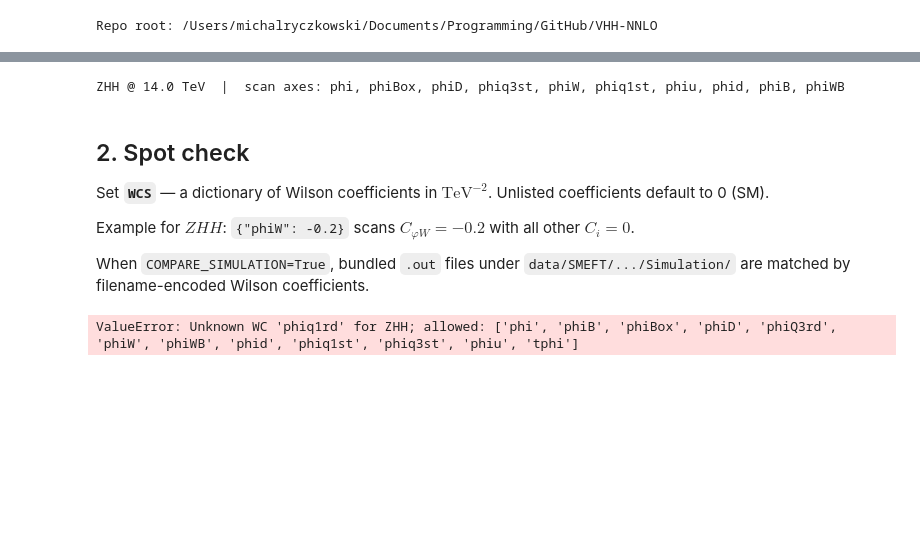
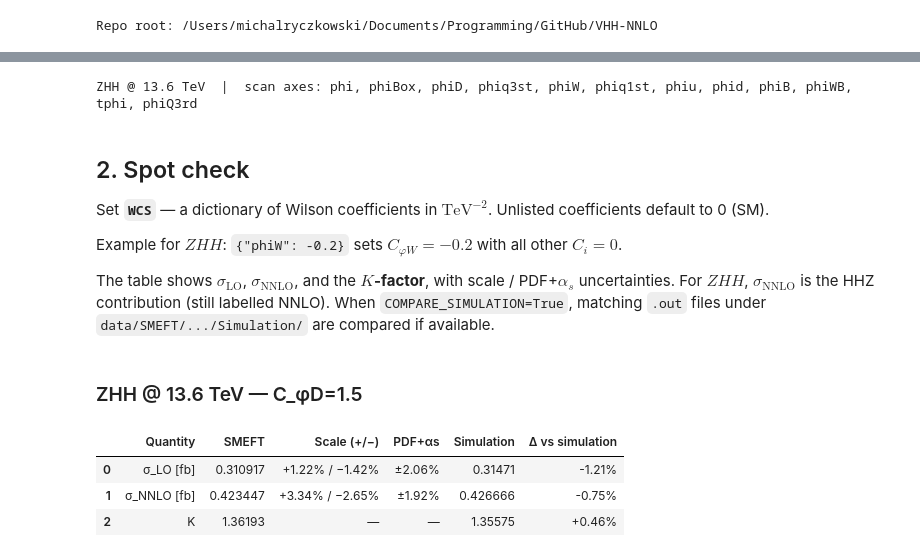
Before and after one commit to Ryczek/VHH-NNLO, a Jupyter notebook: vhh_prediction_SMEFT.ipynb, the cells around one changed output, grey strips where cells are left out. Drawn from its saved outputs; the diff is of its cells as text; code cells hidden in the pictures; blank space fills up the shorter version.

```diff
--- a/vhh_prediction_SMEFT.ipynb
+++ b/vhh_prediction_SMEFT.ipynb
@@ -127,6 +131,6 @@ Wilson coefficients $C_i$ in $\mathrm{TeV}^{-2}$. SM point: all $C_i = 0$.
 # %%
 PROCESS = "ZHH"
-ENERGY_TEV = 14.0
+ENERGY_TEV = 13.6
 
 COMPARE_SIMULATION = True
 UNCERTAINTIES_AS_PERCENT = True
@@ -148,31 +152,36 @@ nn_label = analysis.nnlo_label
 
 print(f"{PROCESS} @ {ENERGY_TEV} TeV  |  scan axes: {', '.join(scan_axes(PROCESS))}")
 # %% [output]
-ZHH @ 14.0 TeV  |  scan axes: phi, phiBox, phiD, phiq3st, phiW, phiq1st, phiu, phid, phiB, phiWB
+ZHH @ 13.6 TeV  |  scan axes: phi, phiBox, phiD, phiq3st, phiW, phiq1st, phiu, phid, phiB, phiWB, tphi, phiQ3rd
 # %% [markdown]
 ## 2. Spot check
 
 Set **`WCS`** — a dictionary of Wilson coefficients in $\mathrm{TeV}^{-2}$.
 Unlisted coefficients default to 0 (SM).
 
-Example for $ZHH$: `{"phiW": -0.2}` scans $C_{\varphi W} = -0.2$ with all other $C_i = 0$.
+Example for $ZHH$: `{"phiW": -0.2}` sets $C_{\varphi W} = -0.2$ with all other $C_i = 0$.
 
-When `COMPARE_SIMULATION=True`, bundled `.out` files under `data/SMEFT/.../Simulation/`
-are matched by filename-encoded Wilson coefficients.
+The table shows **$\sigma_{\mathrm{LO}}$**, **$\sigma_{\mathrm{NNLO}}$**, and the **$K$-factor**, with scale / PDF+$\alpha_s$ uncertainties.
+For $ZHH$, $\sigma_{\mathrm{NNLO}}$ is the HHZ contribution (still labelled NNLO).
+When `COMPARE_SIMULATION=True`, matching `.out` files under `data/SMEFT/.../Simulation/` are compared if available.
 # %%
-WCS = {"phiq1rd": -3}  # SM: {} or all zeros
+WCS = {"phiD": 1.5}  # SM: {} or all zeros
 
 display(Markdown(f"### {spot_check_caption(analysis, WCS)}"))
 display(
     spot_check_table(
         analysis,
         WCS,
         as_percent=UNCERTAINTIES_AS_PERCENT,
         compare_simulation=COMPARE_SIMULATION,
     )
 )
 # %% [output]
-ValueError: Unknown WC 'phiq1rd' for ZHH; allowed: ['phi', 'phiB', 'phiBox', 'phiD', 'phiQ3rd', 'phiW', 'phiWB', 'phid', 'phiq1st', 'phiq3st', 'phiu', 'tphi']
+### ZHH @ 13.6 TeV — C_φD=1.5
+|  | Quantity | SMEFT | Scale (+/−) | PDF+αs | Simulation | Δ vs simulation |
+| 0 | σ_LO [fb] | 0.310917 | +1.22% / −1.42% | ±2.06% | 0.31471 | -1.21% |
+| 1 | σ_NNLO [fb] | 0.423447 | +3.34% / −2.65% | ±1.92% | 0.426666 | -0.75% |
+| 2 | K | 1.36193 | — | — | 1.35575 | +0.46% |
 # %% [markdown]
 ## 3. Scan and plots
 
```
Also changed, not shown: parts of 9 cells of this notebook, 56 other files.
